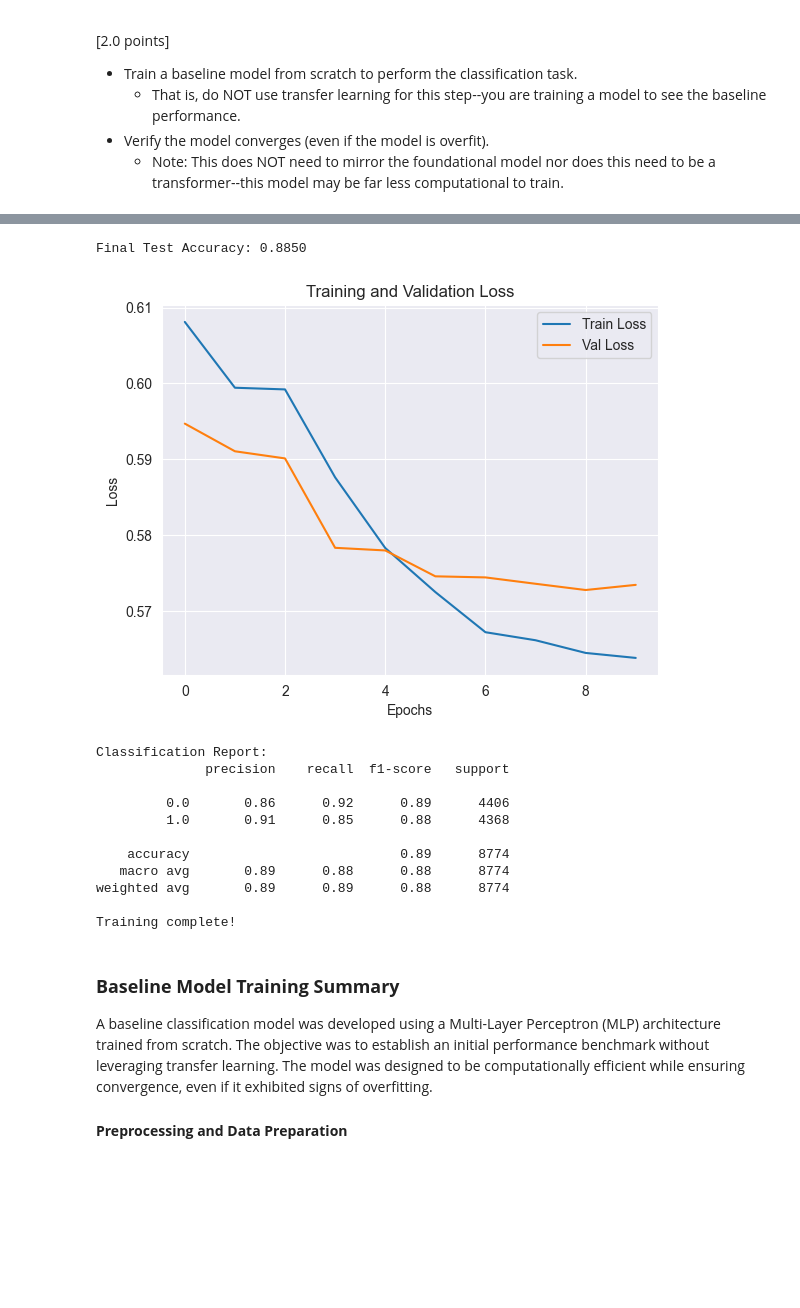
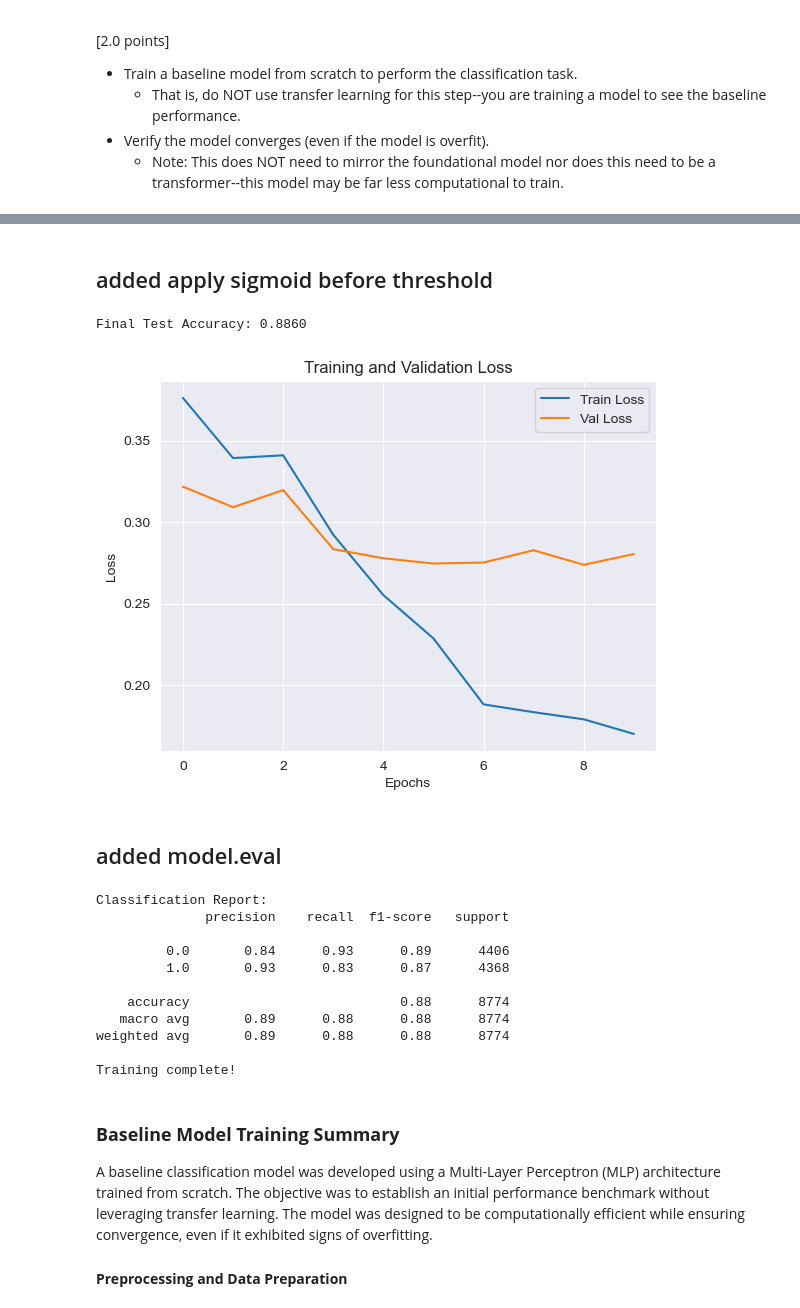
Before and after one commit to Juan-Carlos-D/NN-Team, a Jupyter notebook: Labs/Lab Two/Rough Drafts/RD 2.ipynb, the cells around one changed output, grey strips where cells are left out. Saved outputs shown, nothing was run; the diff lists cells and outputs as text; code cells hidden in the pictures; blank space fills up the shorter version.

```diff
--- a/Labs/Lab Two/Rough Drafts/RD 2.ipynb
+++ b/Labs/Lab Two/Rough Drafts/RD 2.ipynb
@@ -197,7 +197,7 @@ from sklearn.metrics import accuracy_score, classification_report
 from transformers import BertTokenizer, BertForSequenceClassification
 # %%
 # Reading the Dataset
-path = "../Data/IMDB Dataset.csv"
+path = "/Users/salissa/Desktop/Neural/Datasets/Lab Two/imbd_data.csv"
 df_raw = pd.read_csv(path)
 
 # Displaying the first few rows
@@ -723,31 +747,42 @@ mlp_test_loader = DataLoader(test_dataset, batch_size=32)
 class MLPClassifier(nn.Module):
     def __init__(self, input_size):
         super(MLPClassifier, self).__init__()
+
+        # First connected layer
         self.fc1 = nn.Linear(input_size, 128)
         self.bn1 = nn.BatchNorm1d(128)
         self.relu = nn.ReLU()
+        self.dropout = nn.Dropout(0.5)
+
+        # Second layetr
         self.fc2 = nn.Linear(128, 64)
         self.bn2 = nn.BatchNorm1d(64)
+
+        # Third layer
         self.fc3 = nn.Linear(64, 32)
         self.bn3 = nn.BatchNorm1d(32)
+
+        # Final output layer
         self.fc4 = nn.Linear(32, 1)
-        self.sigmoid = nn.Sigmoid()
-        self.dropout = nn.Dropout(0.5)
 
+    # Forward pass of network
     def forward(self, x):
         x = self.fc1(x)
         x = self.bn1(x)
         x = self.relu(x)
         x = self.dropout(x)
+
         x = self.fc2(x)
         x = self.bn2(x)
         x = self.relu(x)
         x = self.dropout(x)
+
         x = self.fc3(x)
         x = self.bn3(x)
         x = self.relu(x)
+
         x = self.fc4(x)
-        x = self.sigmoid(x)
+
         return x
 # %%
 # Initialize model, loss function, and optimizer
@@ -782,14 +825,22 @@ for epoch in range(epochs):
 
     for X_batch, y_batch in mlp_train_loader:
         optimizer.zero_grad()
+
+        # Ensure y_batch is 2D if needed
+        if y_batch.dim() == 1:
+            y_batch = y_batch.unsqueeze(1)
+
+        # Raw logits
         outputs = model(X_batch)
         loss = criterion(outputs, y_batch)
+
         loss.backward()
         optimizer.step()
         total_loss += loss.item()
 
         # Training accuracy
-        predicted_train = (outputs > 0.5).float()
+        #predicted_train = (outputs > 0.5).float()
+        predicted_train = (torch.sigmoid(outputs) > 0.5).float()
         correct_train += (predicted_train == y_batch).sum().item()
         total_train += y_batch.size(0)
 
@@ -804,12 +855,16 @@ for epoch in range(epochs):
     correct_val, total_val = 0, 0
     with torch.no_grad():
         for X_batch, y_batch in mlp_test_loader:
+            if y_batch.dim() == 1:
+                y_batch = y_batch.unsqueeze(1)
+
             outputs = model(X_batch)
             loss = criterion(outputs, y_batch)
             val_loss += loss.item()
 
             # Compute accuracy
-            predicted = (outputs > 0.5).float()
+            ##predicted_train = (outputs > 0.5).float()
+            predicted = (torch.sigmoid(outputs) > 0.5).float()
             total_val += y_batch.size(0)
             correct_val += (predicted == y_batch).sum().item()
 
@@ -847,33 +902,50 @@ Epoch 10/10, Train Loss: 0.5638, Train Accuracy: 0.9079, Val Loss: 0.5734, Val A
+# %% [markdown]
+## added apply sigmoid before threshold
 # %%
 # Compute final test accuracy
 model.eval()
 correct, total = 0, 0
 with torch.no_grad():
     for X_batch, y_batch in mlp_test_loader:
         outputs = model(X_batch)
-        predicted = (outputs > 0.5).float()
+
+        # Apply sigmoid before thershold
+        predicted = (torch.sigmoid(outputs) > 0.5).float()
+
         total += y_batch.size(0)
         correct += (predicted == y_batch).sum().item()
 
+# Compute final accuracy
 test_accuracy = correct / total
 scratch_history["test_accuracy"] = test_accuracy
 print(f"Final Test Accuracy: {scratch_history['test_accuracy']:.4f}")
 
 # Plotting the loss curves
 plt.plot(scratch_history["train_loss"], label="Train Loss")
 plt.plot(scratch_history["val_loss"], label="Val Loss")
 plt.xlabel("Epochs")
 plt.ylabel("Loss")
 plt.legend()
 plt.title("Training and Validation Loss")
 plt.show()
 # %% [output]
-Final Test Accuracy: 0.8850
+Final Test Accuracy: 0.8860
-[figure, old version]
+[figure, new version]
+# %% [markdown]
+## added model.eval
 # %%
 # Classification Report
+
+# Set model to eval
+model.eval()
+
+# Convert to NumPy
 y_true = y_test_tensor.cpu().numpy()
+
+# Verify sigmoid activation
 y_pred = (model(X_test_tensor).cpu().detach().numpy() > 0.5).astype(int)
+
+# Print classification report
 print("Classification Report:")
 print(classification_report(y_true, y_pred))
 
@@ -882,12 +954,12 @@ print("Training complete!")
 Classification Report:
               precision    recall  f1-score   support
 
-         0.0       0.86      0.92      0.89      4406
-         1.0       0.91      0.85      0.88      4368
+         0.0       0.84      0.93      0.89      4406
+         1.0       0.93      0.83      0.87      4368
 
-    accuracy                           0.89      8774
+    accuracy                           0.88      8774
    macro avg       0.89      0.88      0.88      8774
-weighted avg       0.89      0.89      0.88      8774
+weighted avg       0.89      0.88      0.88      8774
 
 Training complete!
 # %% [markdown]
```
Also changed, not shown: parts of 11 cells of this notebook.
